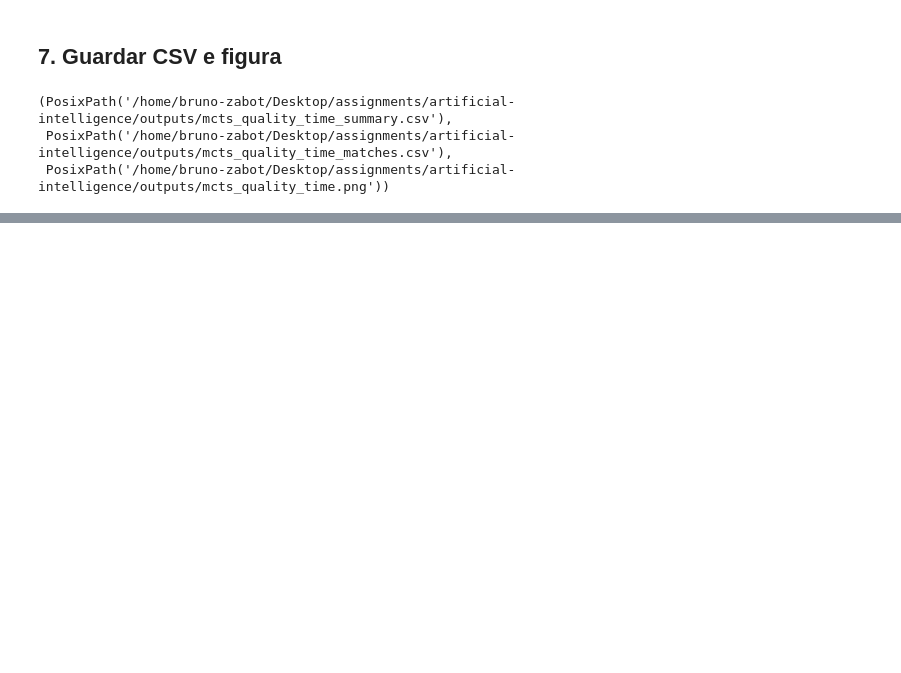
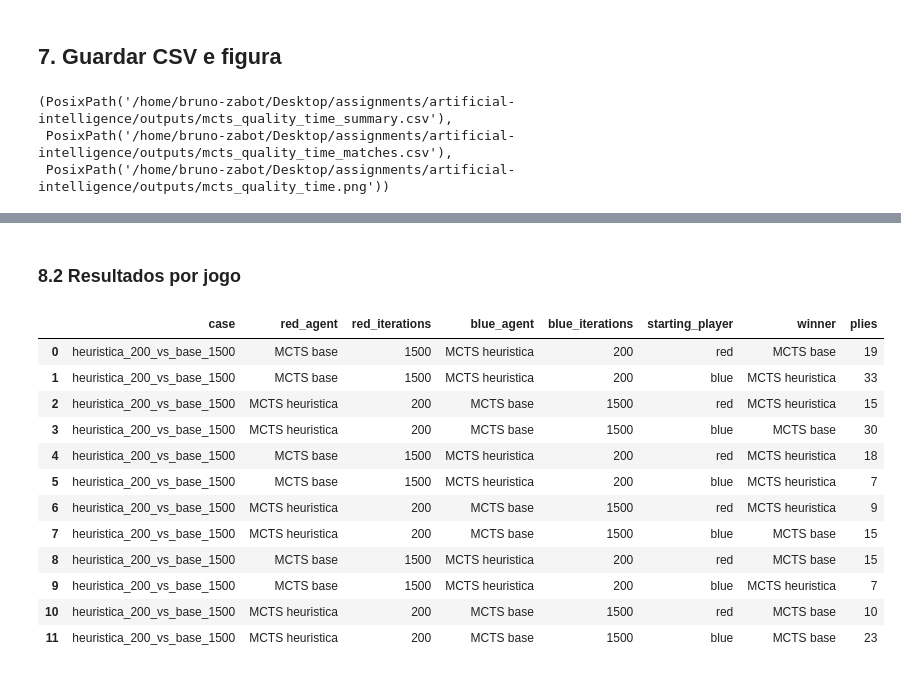
Before and after one commit to bzabot/PopOut, a Jupyter notebook: mcts_quality_time_comparison.ipynb, the cells around one changed output, grey strips where cells are left out. Drawn from its saved outputs; the diff is of its cells as text; code cells hidden in the pictures; blank space fills up the shorter version.

```diff
--- a/mcts_quality_time_comparison.ipynb
+++ b/mcts_quality_time_comparison.ipynb
@@ -291,0 +431,18 @@ summary_path, matches_path, figure_path
+# %% [markdown]
+### 8.2 Resultados por jogo
+# %%
+asymmetric_matches_df
+# %% [output]
+|  | case | red_agent | red_iterations | blue_agent | blue_iterations | starting_player | winner | plies |
+| 0 | heuristica_200_vs_base_1500 | MCTS base | 1500 | MCTS heuristica | 200 | red | MCTS base | 19 |
+| 1 | heuristica_200_vs_base_1500 | MCTS base | 1500 | MCTS heuristica | 200 | blue | MCTS heuristica | 33 |
+| 2 | heuristica_200_vs_base_1500 | MCTS heuristica | 200 | MCTS base | 1500 | red | MCTS heuristica | 15 |
+| 3 | heuristica_200_vs_base_1500 | MCTS heuristica | 200 | MCTS base | 1500 | blue | MCTS base | 30 |
+| 4 | heuristica_200_vs_base_1500 | MCTS base | 1500 | MCTS heuristica | 200 | red | MCTS heuristica | 18 |
+| 5 | heuristica_200_vs_base_1500 | MCTS base | 1500 | MCTS heuristica | 200 | blue | MCTS heuristica | 7 |
+| 6 | heuristica_200_vs_base_1500 | MCTS heuristica | 200 | MCTS base | 1500 | red | MCTS heuristica | 9 |
+| 7 | heuristica_200_vs_base_1500 | MCTS heuristica | 200 | MCTS base | 1500 | blue | MCTS base | 15 |
+| 8 | heuristica_200_vs_base_1500 | MCTS base | 1500 | MCTS heuristica | 200 | red | MCTS base | 15 |
+| 9 | heuristica_200_vs_base_1500 | MCTS base | 1500 | MCTS heuristica | 200 | blue | MCTS heuristica | 7 |
+| 10 | heuristica_200_vs_base_1500 | MCTS heuristica | 200 | MCTS base | 1500 | red | MCTS base | 10 |
+| 11 | heuristica_200_vs_base_1500 | MCTS heuristica | 200 | MCTS base | 1500 | blue | MCTS base | 23 |
```
Also changed, not shown: parts of 6 cells of this notebook, 8 other files.
